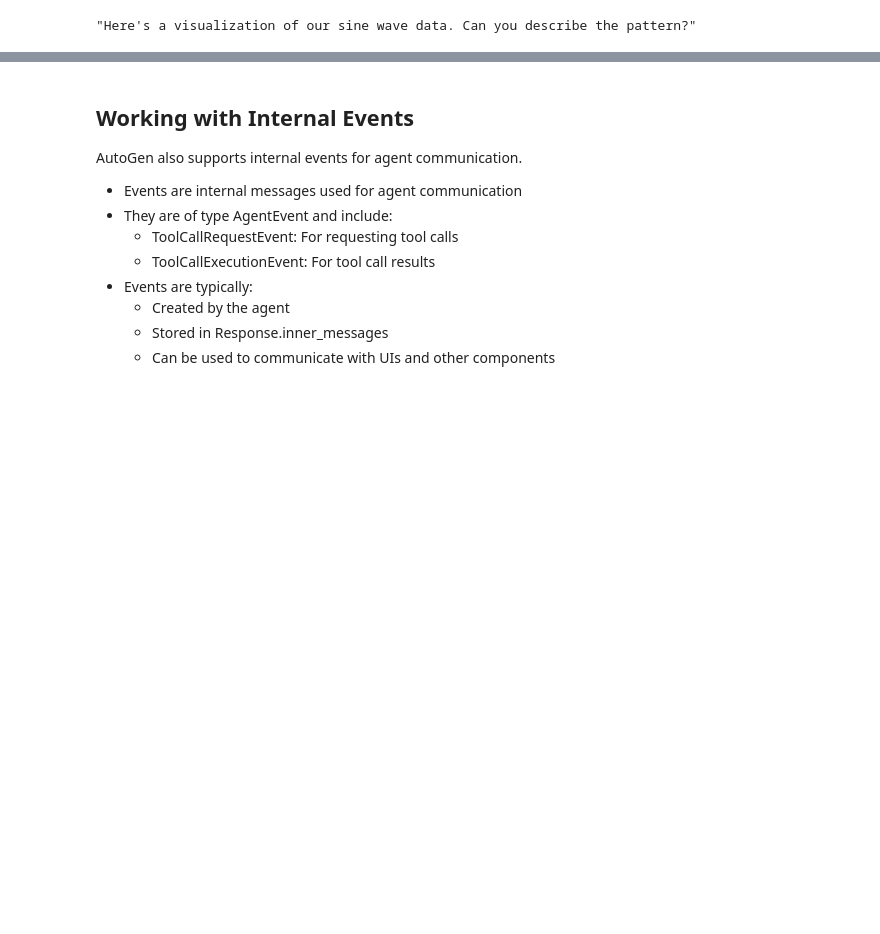
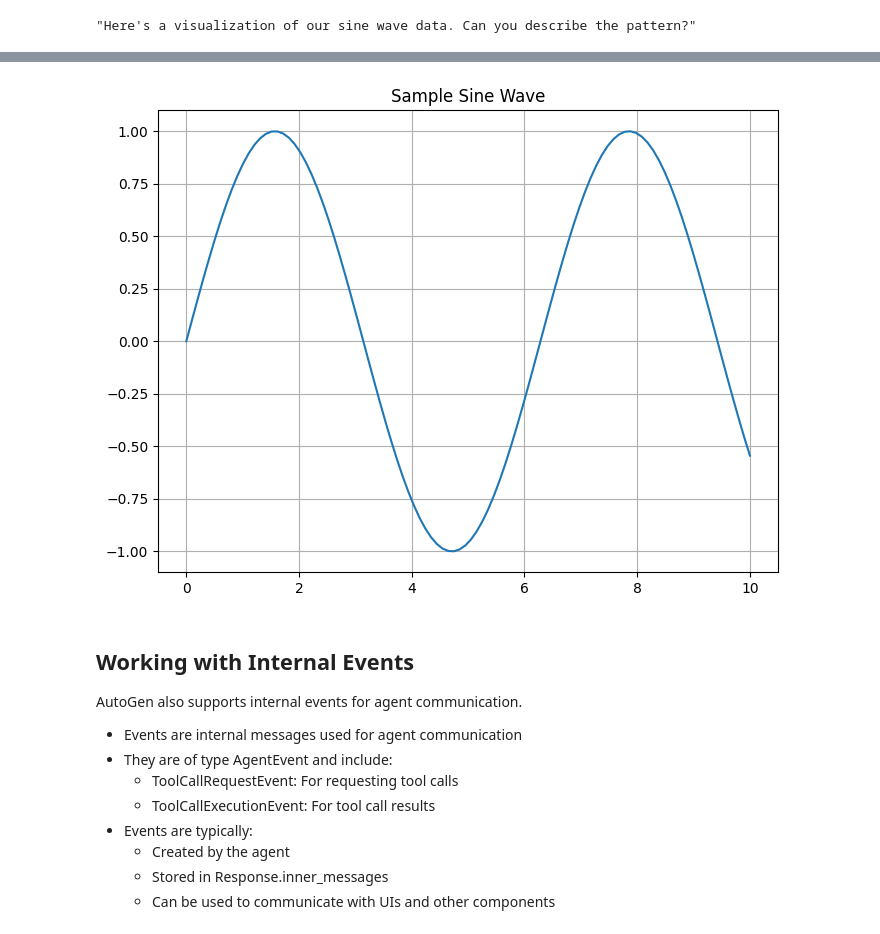
Before and after one commit to EnkrateiaLucca/oreilly_live_training_autogen, a Jupyter notebook: notebooks/3.0-autogen-messages.ipynb, the cells around one changed output, grey strips where cells are left out. Cells and saved outputs as stored; diff of their text form; code cells hidden in the pictures; blank space fills up the shorter version.

```diff
--- a/notebooks/3.0-autogen-messages.ipynb
+++ b/notebooks/3.0-autogen-messages.ipynb
@@ -111,3 +111,21 @@ response.chat_message.content
+# %%
+def create_sample_plot():
+    import matplotlib.pyplot as plt
+    import numpy as np
+
+    x = np.linspace(0, 10, 100)
+    y = np.sin(x)
+
+    plt.figure(figsize=(8, 6))
+    plt.plot(x, y)
+    plt.title('Sample Sine Wave')
+    plt.grid(True)
+
+    plt.show()
+
+create_sample_plot()
+# %% [output]
+[figure, added]
 # %% [markdown]
 ## Working with Internal Events
 
```
Also changed, not shown: parts of 2 cells of this notebook, 7 other files.
